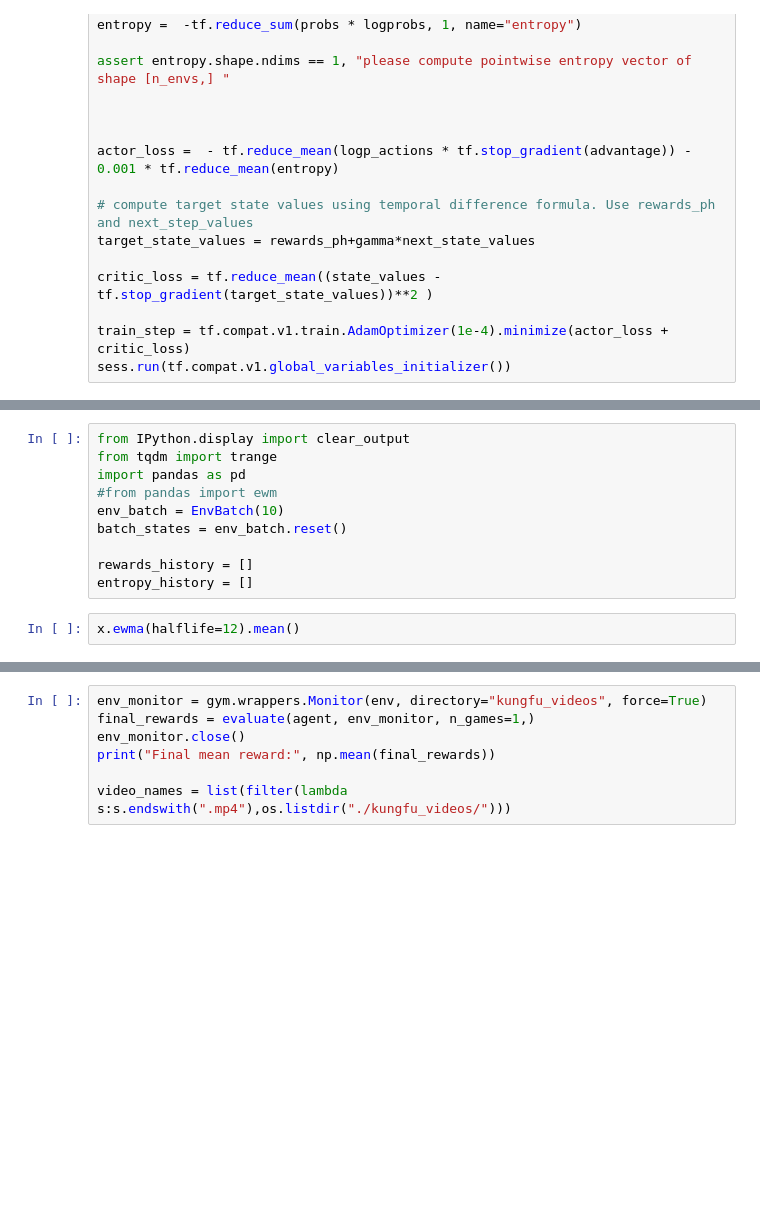
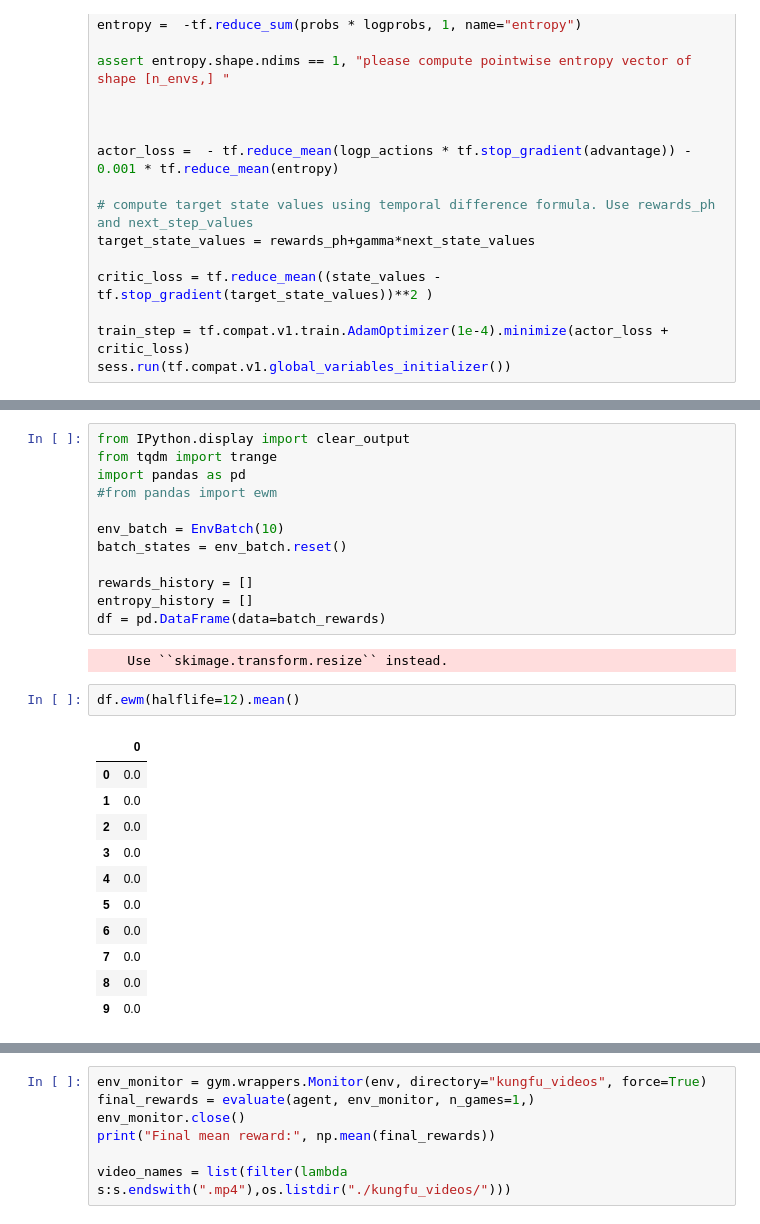
Before and after one commit to Ultan-Kearns/Analysis-of-Deep-Learning-Algorithms, a Jupyter notebook: Notebooks_Python_DRL_Games_Fall_2021/Technical_project_DRL_Games_Fall_2021/Deep Kung-Fu-with-Advantage-Critic/Deep Kung-Fu with advantage actor-critic.ipynb, the cells around one changed output, grey strips where cells are left out. Saved outputs shown, nothing was run; the diff lists cells and outputs as text; blank space fills up the shorter version.

```diff
--- a/Notebooks_Python_DRL_Games_Fall_2021/Technical_project_DRL_Games_Fall_2021/Deep Kung-Fu-with-Advantage-Critic/Deep Kung-Fu with advantage actor-critic.ipynb
+++ b/Notebooks_Python_DRL_Games_Fall_2021/Technical_project_DRL_Games_Fall_2021/Deep Kung-Fu-with-Advantage-Critic/Deep Kung-Fu with advantage actor-critic.ipynb
@@ -589,13 +607,29 @@ from IPython.display import clear_output
 from tqdm import trange
 import pandas as pd
 #from pandas import ewm
+
 env_batch = EnvBatch(10)
 batch_states = env_batch.reset()
 
 rewards_history = []
 entropy_history = []
+df = pd.DataFrame(data=batch_rewards)
+# %% [output]
+    Use ``skimage.transform.resize`` instead.
 # %%
-x.ewma(halflife=12).mean()
+df.ewm(halflife=12).mean()
+# %% [output]
+|  | 0 |
+| 0 | 0.0 |
+| 1 | 0.0 |
+| 2 | 0.0 |
+| 3 | 0.0 |
+| 4 | 0.0 |
+| 5 | 0.0 |
+| 6 | 0.0 |
+| 7 | 0.0 |
+| 8 | 0.0 |
+| 9 | 0.0 |
 # %%
 for i in trange(100000):
 
```
Also changed, not shown: parts of 14 cells of this notebook.
